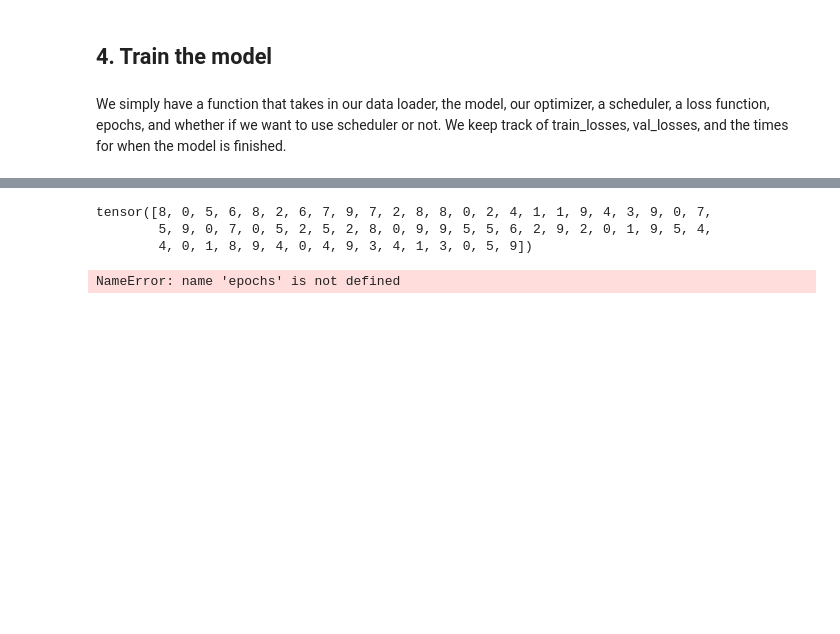
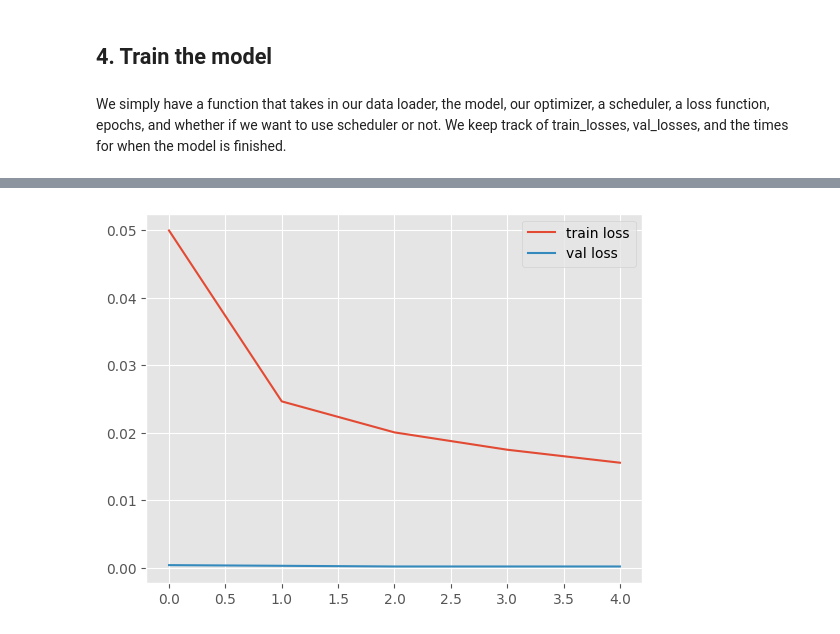
Before and after one commit to chriscamano/871_project, a Jupyter notebook: experiments/vgg16.ipynb, the cells around one changed output, grey strips where cells are left out. Drawn from its saved outputs; the diff is of its cells as text; code cells hidden in the pictures; blank space fills up the shorter version.

Commit message:
VGG16 prelim training in colab using cuda with report

```diff
--- a/experiments/vgg16.ipynb
+++ b/experiments/vgg16.ipynb
@@ -371,10 +408,34 @@ VGG(
-# %%
-labels
-# %% [output]
-tensor([8, 0, 5, 6, 8, 2, 6, 7, 9, 7, 2, 8, 8, 0, 2, 4, 1, 1, 9, 4, 3, 9, 0, 7,
-        5, 9, 0, 7, 0, 5, 2, 5, 2, 8, 0, 9, 9, 5, 5, 6, 2, 9, 2, 0, 1, 9, 5, 4,
-        4, 0, 1, 8, 9, 4, 0, 4, 9, 3, 4, 1, 3, 0, 5, 9])
-# %%
-epochs
-# %% [output]
-NameError: name 'epochs' is not defined
+# %%
+report = {'train_losses_history': [0.04999899279773235,
+   0.024670044761896135,
+   0.020073455204069616,
+   0.017505395883321763,
+   0.015578018751740455],
+  'train_corrects_history':[0.22935,
+   0.45962498,
+   0.557175,
+   0.61289996,
+   0.653225] ,
+  'val_losses_history': [0.0004,
+   0.0003,
+   0.0002,
+   0.0002,
+   0.0002],
+  'val_corrects_history': [0.3938097,
+   0.52517915,
+   0.58150876,
+   0.62589574,
+   0.66699845],
+  'epoch_times_history': [626.745141311,
+   636.3529670930002,
+   639.191831391,
+   636.512573081,
+   634.8983279849999]}
+# %%
+plt.style.use("ggplot")
+plt.plot(report['train_losses_history'], label="train loss")
+plt.plot(report['val_losses_history'], label="val loss")
+plt.legend()
+plt.show()
+# %% [output]
+[figure, added]
```
Also changed, not shown: parts of 9 cells of this notebook.
